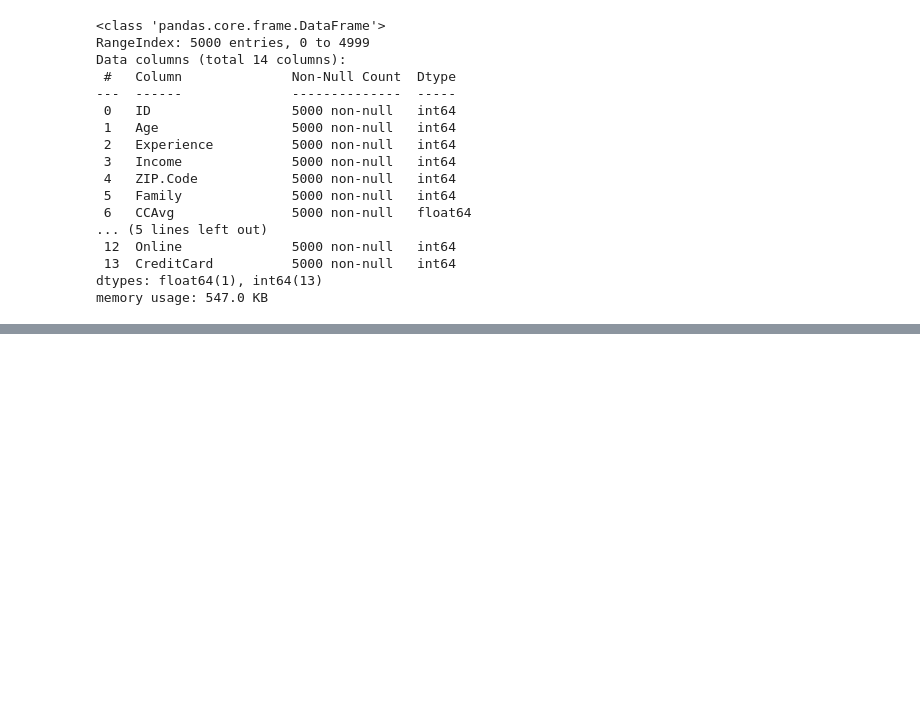
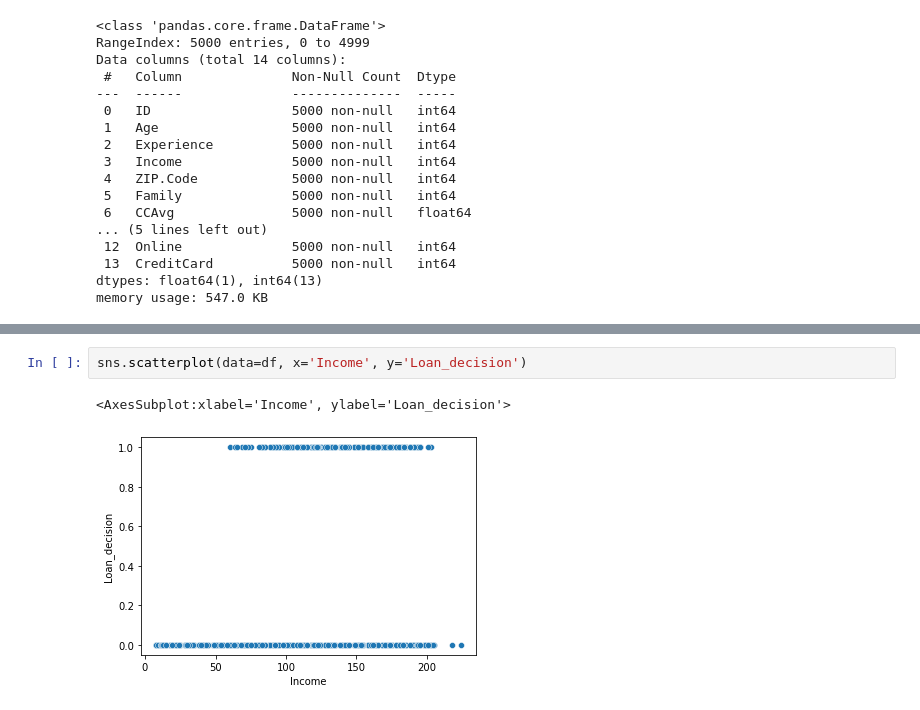
Before and after one commit to chankey1/loan-approval-classification, a Jupyter notebook: index.ipynb, the cells around one changed output, grey strips where cells are left out. Cells and saved outputs as stored; diff of their text form; blank space fills up the shorter version.

Commit message:
Beginning data exploration and preprocessing

```diff
--- a/index.ipynb
+++ b/index.ipynb
@@ -32,0 +149,5 @@ memory usage: 547.0 KB
+# %%
+sns.scatterplot(data=df, x='Income', y='Loan_decision')
+# %% [output]
+<AxesSubplot:xlabel='Income', ylabel='Loan_decision'>
+[figure, added]
```
Also changed, not shown: parts of 15 cells of this notebook.
